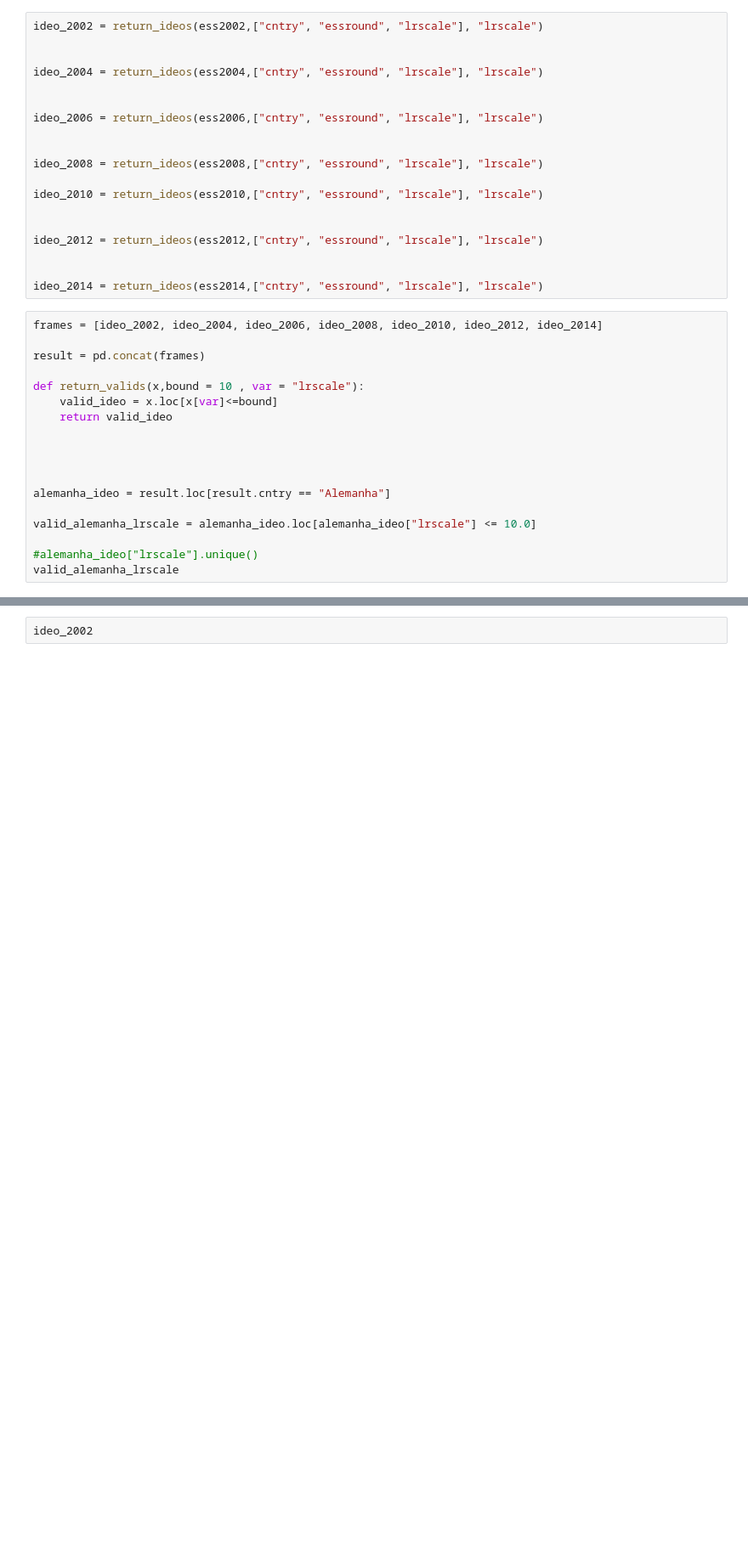
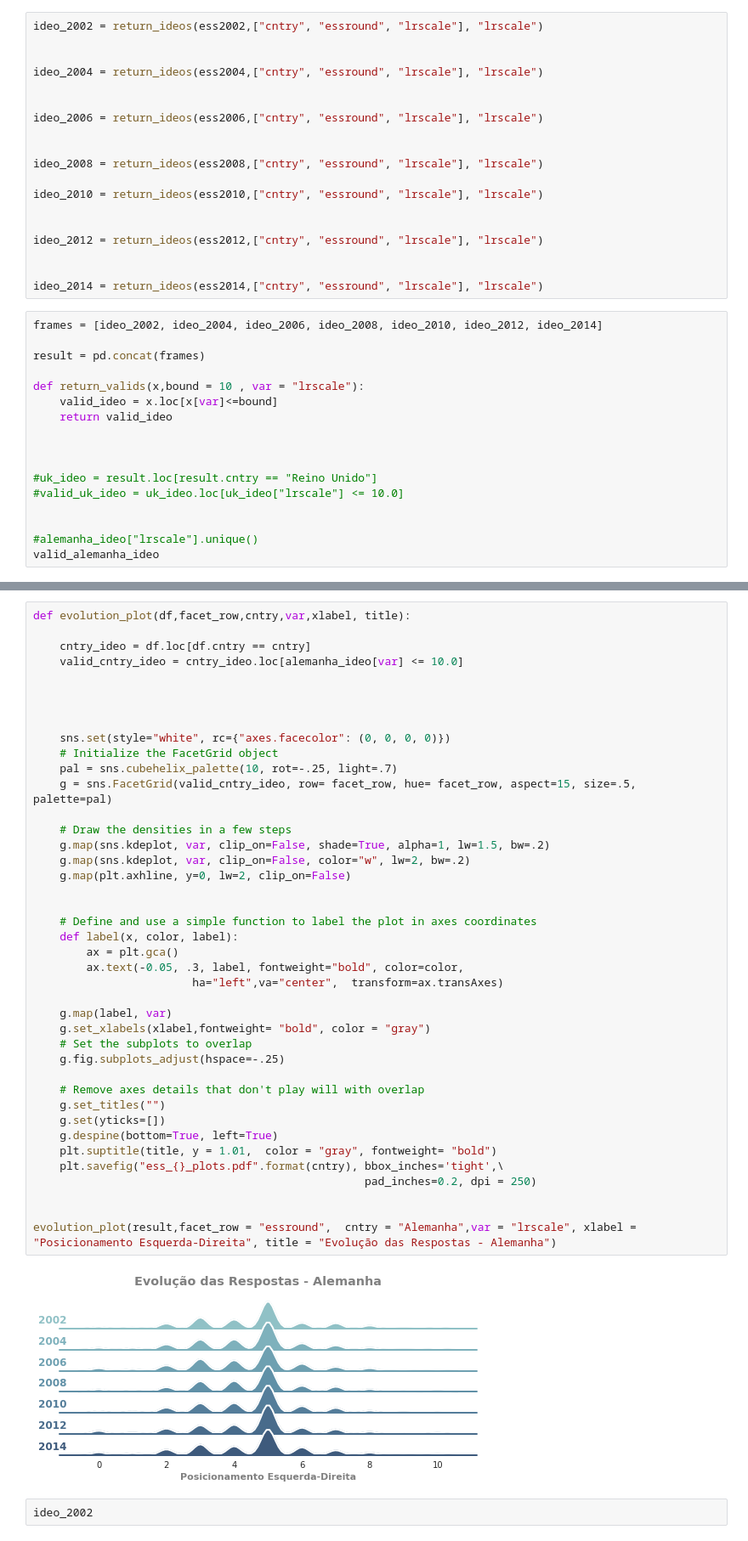
Before and after one commit to marcelovmaciel/Projeto, a Jupyter notebook: data-analysis/02-loadall_ess.ipynb, the cells around one changed output, grey strips where cells are left out. Shown at 85% size. Drawn from its saved outputs; the diff is of its cells as text; blank space fills up the shorter version.

Commit message:
evolution plot

```diff
--- a/data-analysis/02-loadall_ess.ipynb
+++ b/data-analysis/02-loadall_ess.ipynb
@@ -152,11 +167,10 @@ def return_valids(x,bound = 10 , var = "lrscale"):
 
 
 
+#uk_ideo = result.loc[result.cntry == "Reino Unido"]
+#valid_uk_ideo = uk_ideo.loc[uk_ideo["lrscale"] <= 10.0]
 
-alemanha_ideo = result.loc[result.cntry == "Alemanha"]
-
-valid_alemanha_lrscale = alemanha_ideo.loc[alemanha_ideo["lrscale"] <= 10.0]
 
 #alemanha_ideo["lrscale"].unique()
-valid_alemanha_lrscale
+valid_alemanha_ideo
 # %% [output]
@@ -178,5 +192,48 @@ valid_alemanha_lrscale
 
 [18997 rows x 3 columns]
+# %%
+def evolution_plot(df,facet_row,cntry,var,xlabel, title):
+
+    cntry_ideo = df.loc[df.cntry == cntry]
+    valid_cntry_ideo = cntry_ideo.loc[alemanha_ideo[var] <= 10.0]
+
+
+
+
+    sns.set(style="white", rc={"axes.facecolor": (0, 0, 0, 0)})
+    # Initialize the FacetGrid object
+    pal = sns.cubehelix_palette(10, rot=-.25, light=.7)
+    g = sns.FacetGrid(valid_cntry_ideo, row= facet_row, hue= facet_row, aspect=15, size=.5, palette=pal)
+
+    # Draw the densities in a few steps
+    g.map(sns.kdeplot, var, clip_on=False, shade=True, alpha=1, lw=1.5, bw=.2)
+    g.map(sns.kdeplot, var, clip_on=False, color="w", lw=2, bw=.2)
+    g.map(plt.axhline, y=0, lw=2, clip_on=False)
+
+
+    # Define and use a simple function to label the plot in axes coordinates
+    def label(x, color, label):
+        ax = plt.gca()
+        ax.text(-0.05, .3, label, fontweight="bold", color=color,
+                        ha="left",va="center",  transform=ax.transAxes)
+
+    g.map(label, var)
+    g.set_xlabels(xlabel,fontweight= "bold", color = "gray")
+    # Set the subplots to overlap
+    g.fig.subplots_adjust(hspace=-.25)
+
+    # Remove axes details that don't play will with overlap
+    g.set_titles("")
+    g.set(yticks=[])
+    g.despine(bottom=True, left=True)
+    plt.suptitle(title, y = 1.01,  color = "gray", fontweight= "bold")
+    plt.savefig("ess_{}_plots.pdf".format(cntry), bbox_inches='tight',\
+                                                  pad_inches=0.2, dpi = 250)
+
+
+evolution_plot(result,facet_row = "essround",  cntry = "Alemanha",var = "lrscale", xlabel = "Posicionamento Esquerda-Direita", title = "Evolução das Respostas - Alemanha")
+# %% [output]
+[figure, added]
 # %%
 ideo_2002
 # %% [output]
```
Also changed, not shown: parts of 4 cells of this notebook.
